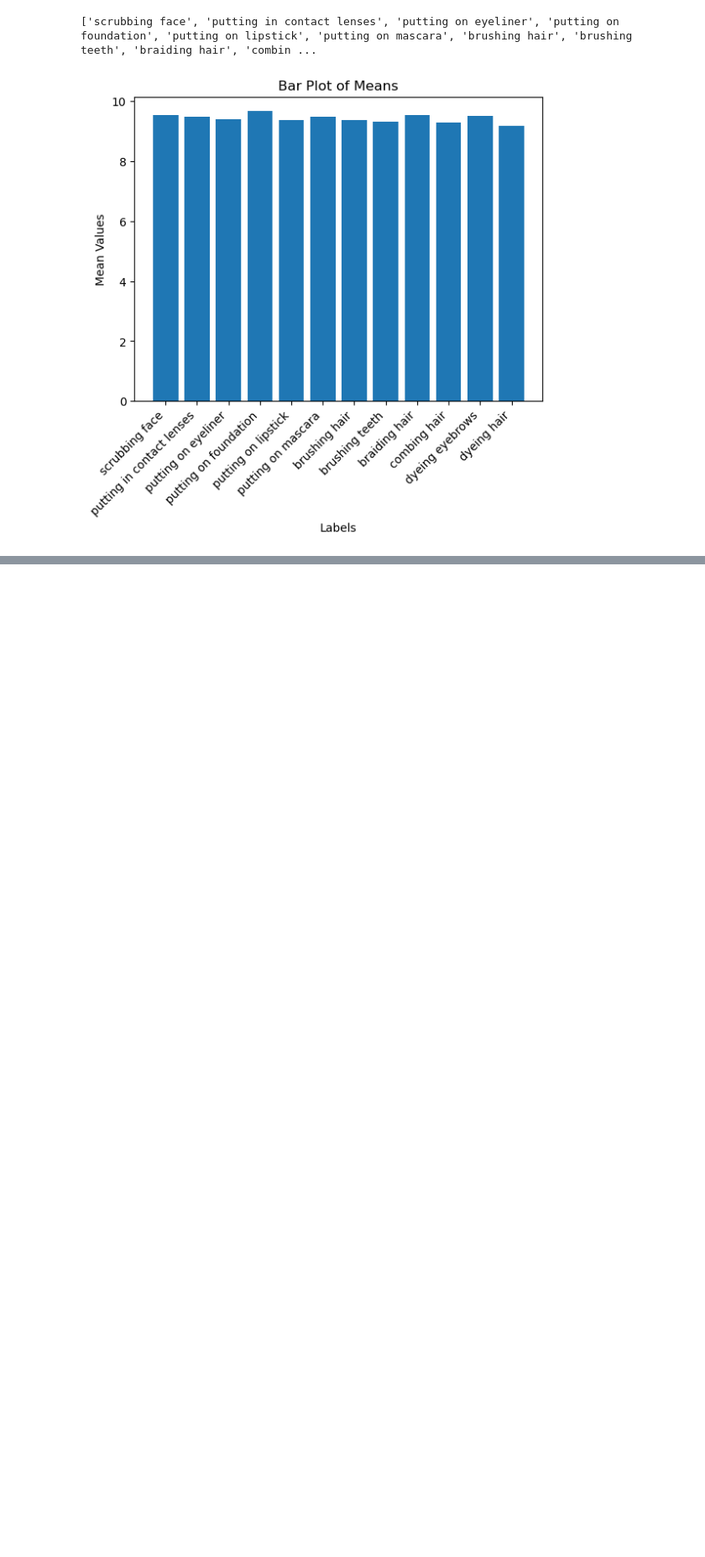
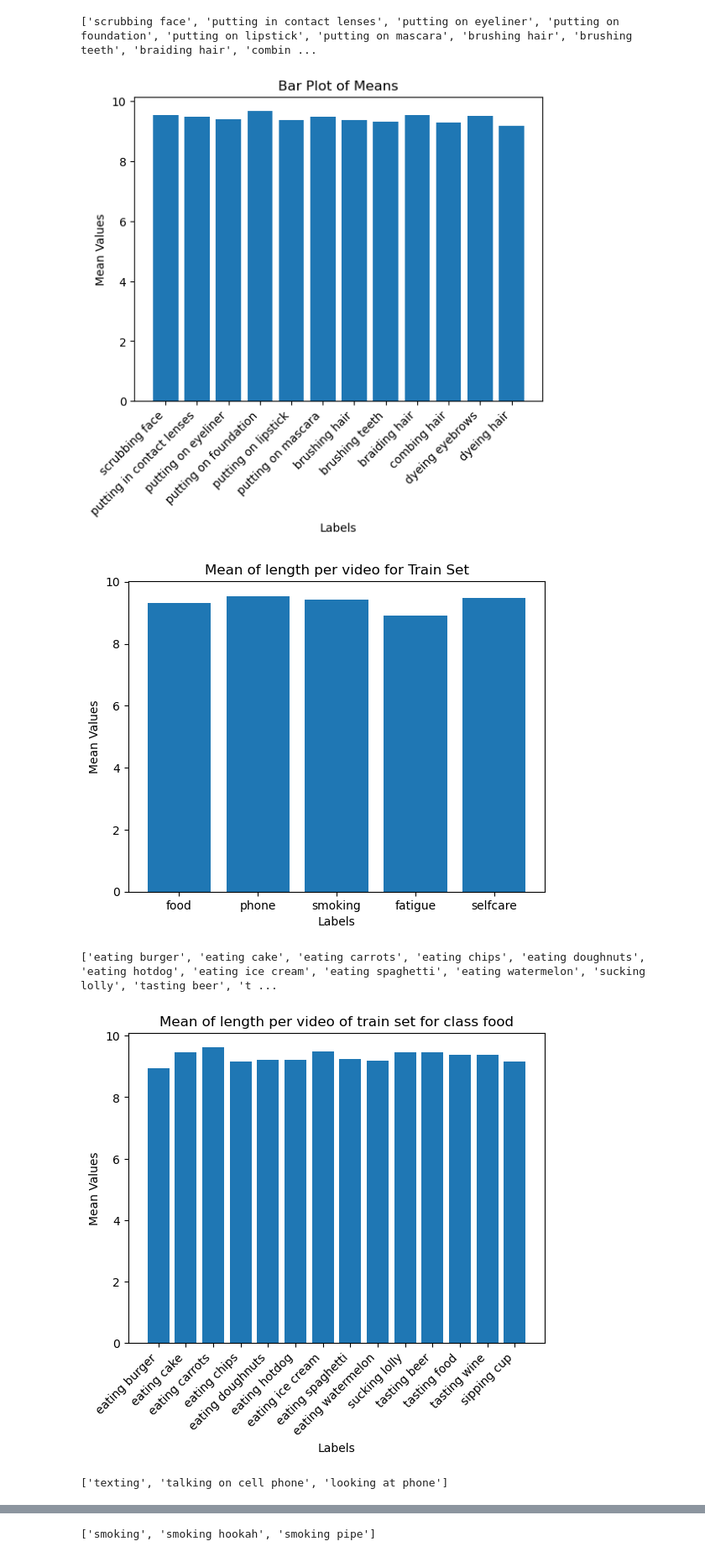
Before and after one commit to LoreCase073/data_incdec_framework, a Jupyter notebook: data_statistics.ipynb, the cells around one changed output, grey strips where cells are left out. Shown at 84% size. Cells and saved outputs as stored; diff of their text form; code cells hidden in the pictures; blank space fills up the shorter version.

```diff
--- a/data_statistics.ipynb
+++ b/data_statistics.ipynb
@@ -120,3 +121,55 @@ for class_name, subcategories in data_dict.items():
 [figure]
 ['scrubbing face', 'putting in contact lenses', 'putting on eyeliner', 'putting on foundation', 'putting on lipstick', 'putting on mascara', 'brushing hair', 'brushing teeth', 'braiding hair', 'combin ...
 [figure]
+# %%
+#now only train
+train_csv = '../Kinetics/Info/train.csv'
+
+mean_behavior, mean_classes = get_means(data_csv,train_csv)
+#make a bar plot with data from mean_classes
+labels = list(mean_classes.keys())
+means = list(mean_classes.values())
+
+# Create a bar plot
+plt.bar(labels, means)
+
+# Add labels and title
+plt.xlabel('Labels')
+plt.ylabel('Mean Values')
+plt.title('Mean of length per video for Train Set')
+
+# Show the plot
+plt.show()
+
+output_path = '../statistics_to_save/'
+save_name = os.path.join(output_path,'train_classes.png')
+plt.savefig(save_name)
+
+#make a bar plot with data from mean_behavior
+labels = list(mean_behavior.keys())
+means = list(mean_behavior.values())
+
+for class_name, subcategories in data_dict.items():
+    labels = list(data_dict[class_name])
+    print(subcategories)
+    means = [ mean_behavior[subcategory] for subcategory in subcategories]
+
+    # Create a bar plot
+    plt.bar(labels, means)
+
+    # Add labels and title
+    plt.xlabel('Labels')
+    plt.ylabel('Mean Values')
+    plt.title(f'Mean of length per video of train set for class {class_name}')
+    plt.xticks(rotation=45, ha='right')
+
+
+    # Show the plot
+    plt.show()
+    save_name = os.path.join(output_path,f'train_{class_name}.png')
+    plt.savefig(save_name)
+# %% [output]
+[figure, added]
+['eating burger', 'eating cake', 'eating carrots', 'eating chips', 'eating doughnuts', 'eating hotdog', 'eating ice cream', 'eating spaghetti', 'eating watermelon', 'sucking lolly', 'tasting beer', 't ...
+[figure, added]
+['texting', 'talking on cell phone', 'looking at phone']
@@ -122,0 +177 @@ for class_name, subcategories in data_dict.items():
+['smoking', 'smoking hookah', 'smoking pipe']
```
Also changed, not shown: parts of 5 cells of this notebook, 3 other files.
